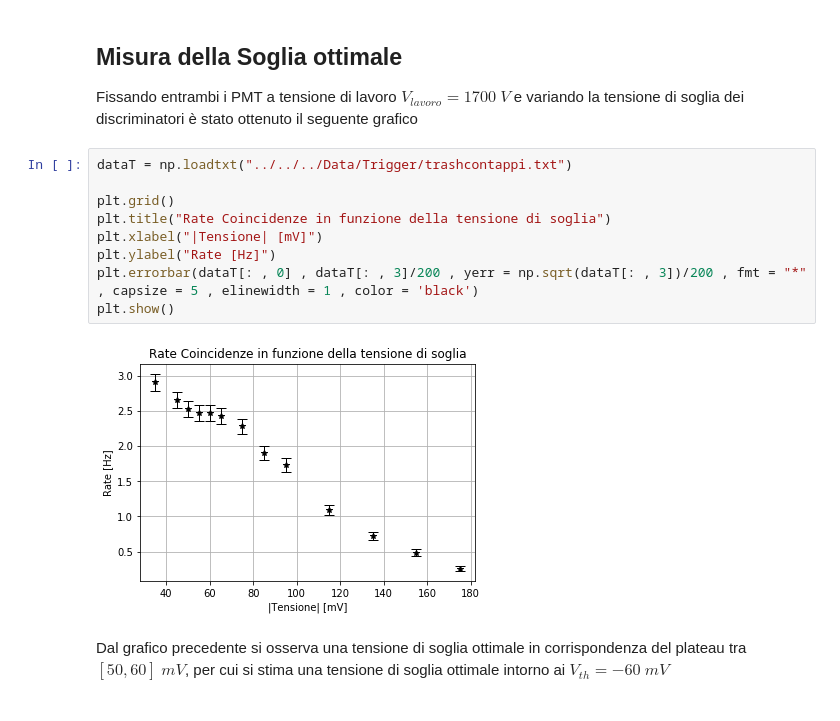
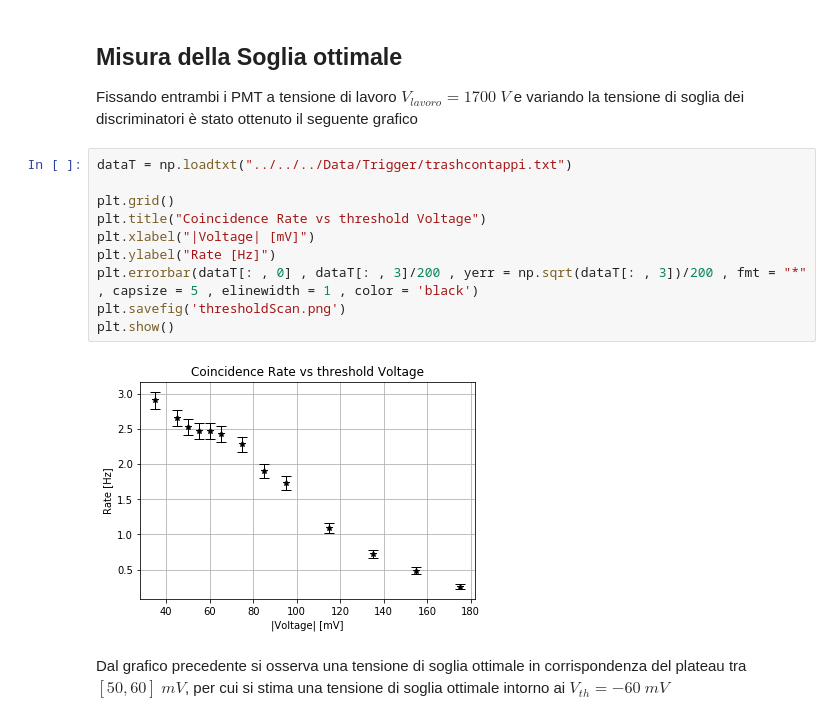
Before and after one commit to edoardoORANGE/ORANGEdata, a Jupyter notebook: Analisi/TriggerAnalysis/TriggerPMTAnalysis.ipynb, the cells around one changed output. Saved outputs shown, nothing was run; the diff lists cells and outputs as text.

```diff
--- a/Analisi/TriggerAnalysis/TriggerPMTAnalysis.ipynb
+++ b/Analisi/TriggerAnalysis/TriggerPMTAnalysis.ipynb
@@ -48,14 +50,15 @@ Fissando entrambi i PMT a tensione di lavoro $V_{lavoro} = 1700$ $V$ e variando
 # %%
 dataT = np.loadtxt("../../../Data/Trigger/trashcontappi.txt")
 
 plt.grid()
-plt.title("Rate Coincidenze in funzione della tensione di soglia")
-plt.xlabel("|Tensione| [mV]")
+plt.title("Coincidence Rate vs threshold Voltage")
+plt.xlabel("|Voltage| [mV]")
 plt.ylabel("Rate [Hz]")
 plt.errorbar(dataT[: , 0] , dataT[: , 3]/200 , yerr = np.sqrt(dataT[: , 3])/200 , fmt = "*" , capsize = 5 , elinewidth = 1 , color = 'black')
+plt.savefig('thresholdScan.png')
 plt.show()
 # %% [output]
-[figure, old version]
+[figure, new version]
 # %% [markdown]
 Dal grafico precedente si osserva una tensione di soglia ottimale in corrispondenza del plateau tra $[50,60] $ $mV$, per cui si stima una tensione di soglia ottimale intorno ai $V_{th} = -60$ $mV$
 # %% [markdown]
```
Also changed, not shown: parts of 3 cells of this notebook, 5 other files.
